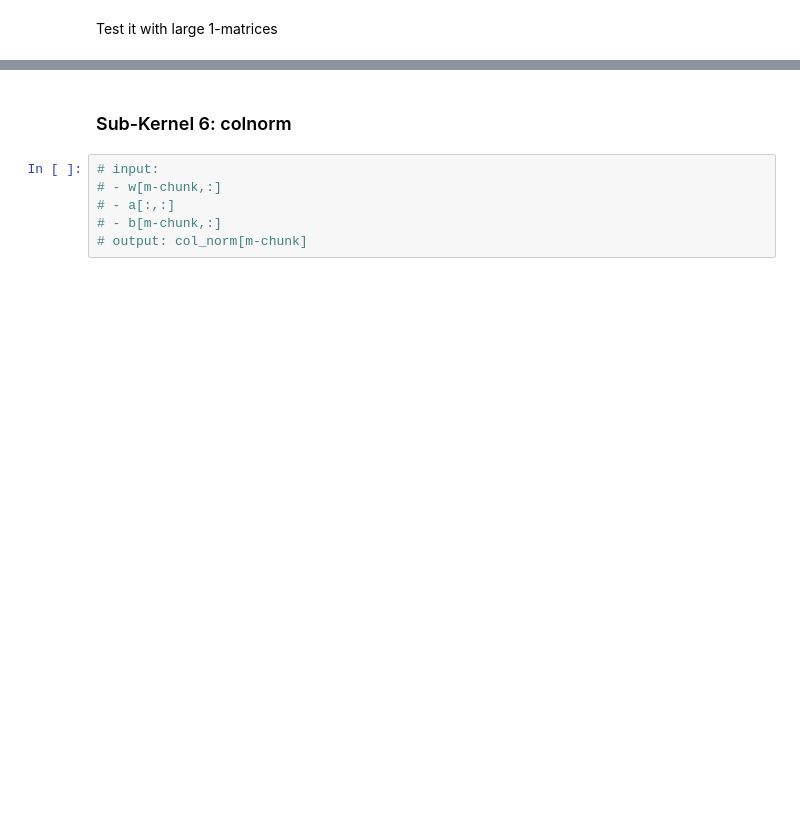
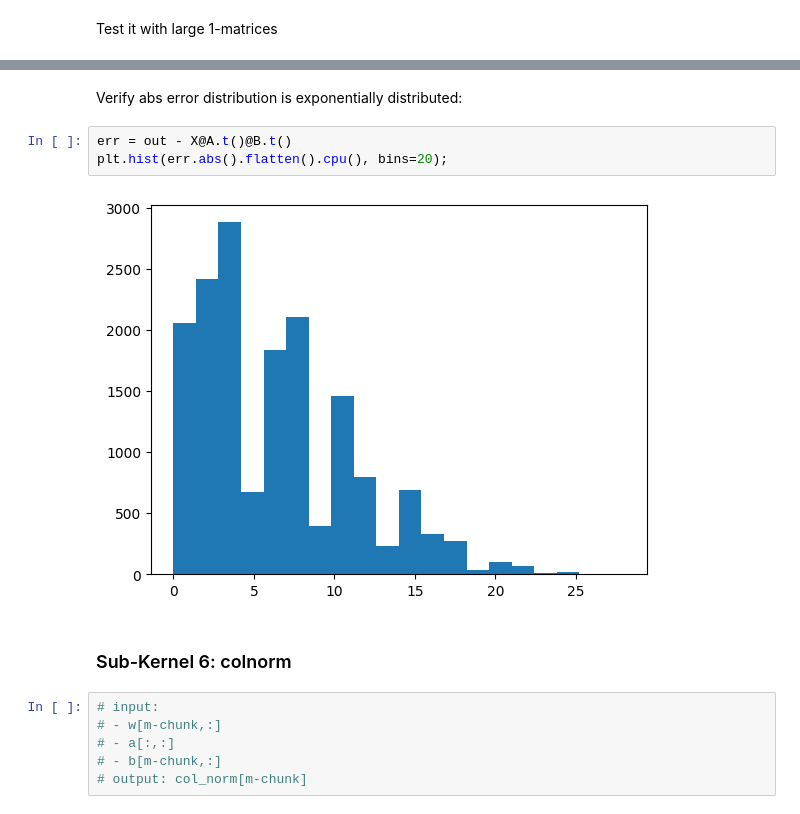
Before and after one commit to AnswerDotAI/bitlora, a Jupyter notebook: kernels/triton/kernel_axis1.ipynb, the cells around one changed output, grey strips where cells are left out. Drawn from its saved outputs; the diff is of its cells as text; blank space fills up the shorter version.

```diff
--- a/kernels/triton/kernel_axis1.ipynb
+++ b/kernels/triton/kernel_axis1.ipynb
@@ -484,3 +539,10 @@ Okay, this looks complicated. Let's get good sleep and tacke it tomorrow.
+# %% [markdown]
+Verify abs error distribution is exponentially distributed:
+# %%
+err = out - X@A.t()@B.t()
+plt.hist(err.abs().flatten().cpu(), bins=20);
+# %% [output]
+[figure, added]
 # %% [markdown]
 ### Sub-Kernel 6: colnorm
 # %%
```
Also changed, not shown: parts of 64 cells of this notebook.
